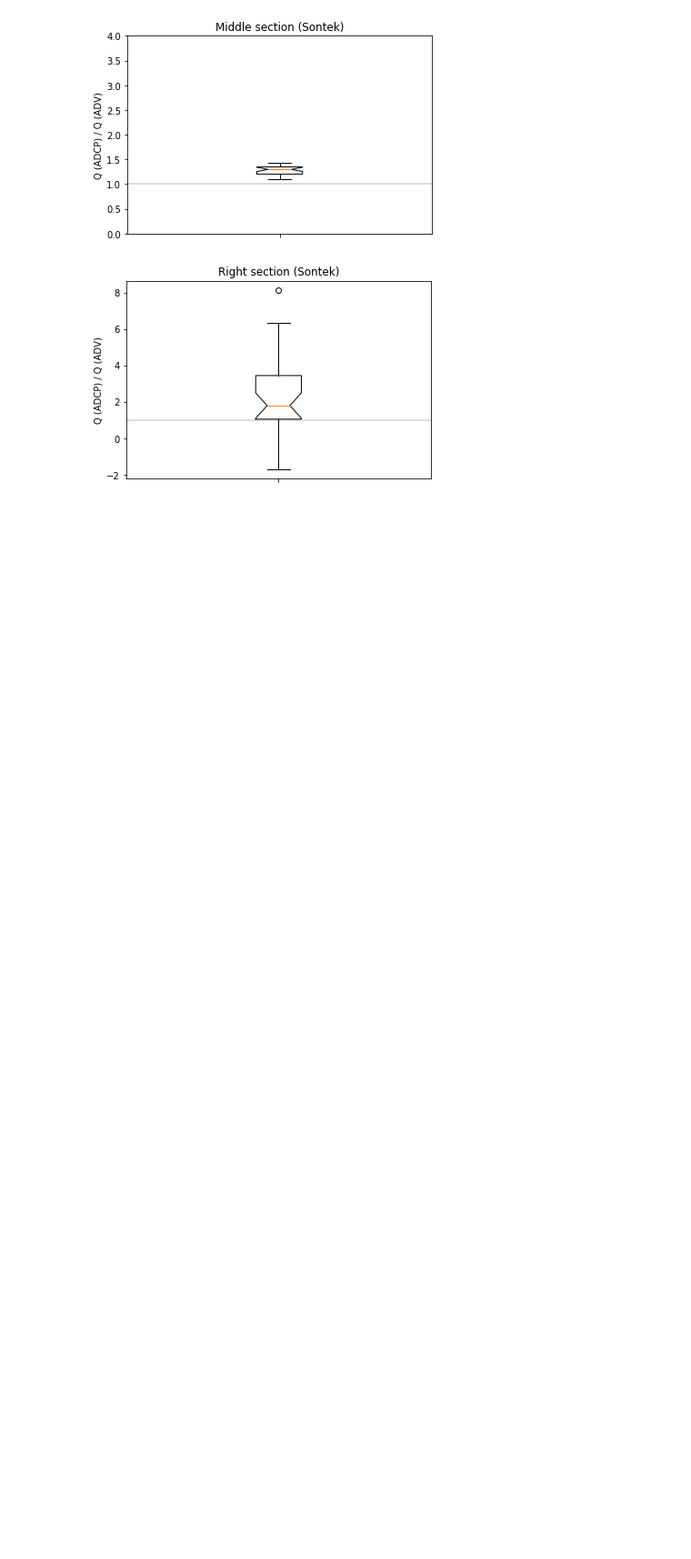
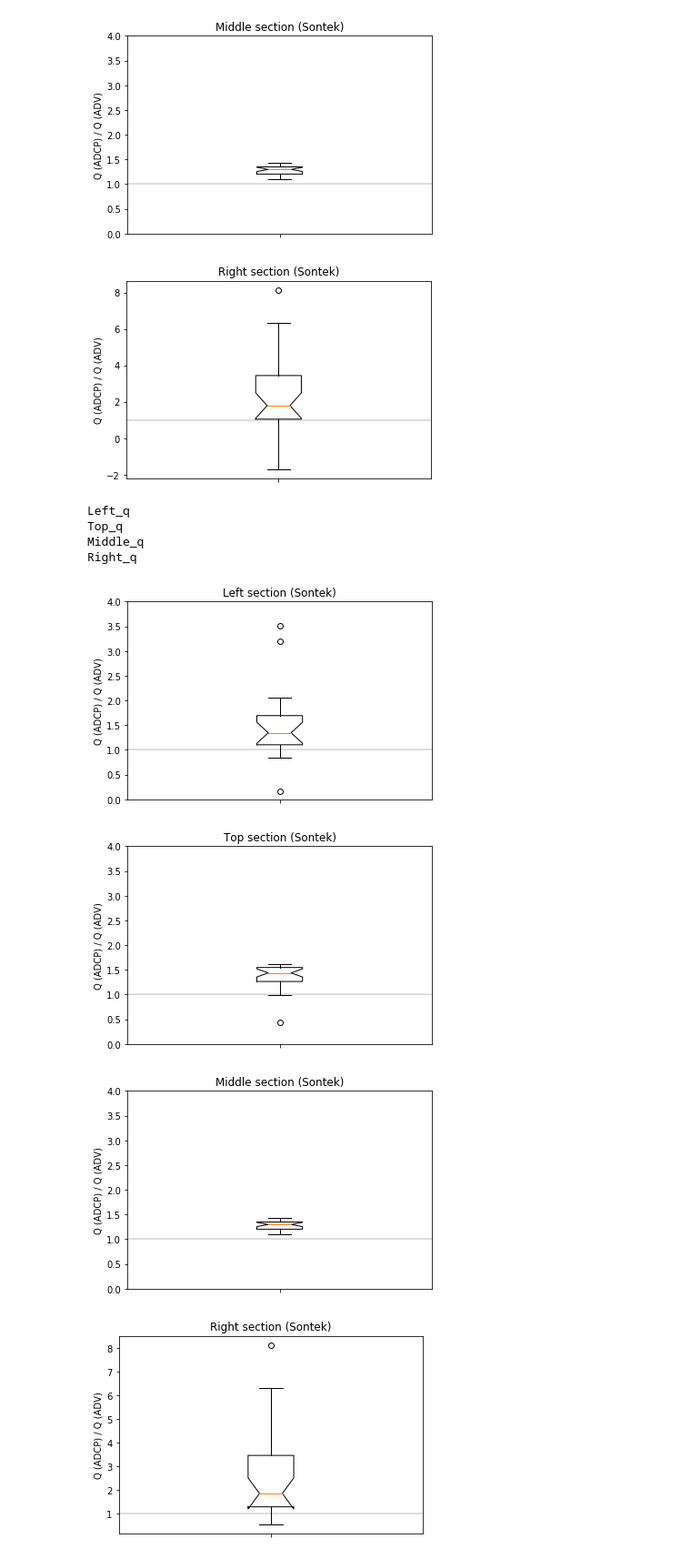
Before and after one commit to SjoerdGn/fieldwork-2019-adcp-adv, a Jupyter notebook: code/reading_sontek.ipynb, the cells around one changed output. Shown at 91% size. Drawn from its saved outputs; the diff is of its cells as text; code cells hidden in the pictures; blank space fills up the shorter version.

```diff
--- a/code/reading_sontek.ipynb
+++ b/code/reading_sontek.ipynb
@@ -40,7 +40,9 @@ save_extra_width = False
 
 save_discharge_figures = False
 
-save_boxplots = True
+save_boxplots = False
+
+save_rmse = True
 
 folder_file_save = "../output_images/{}.png"
 folder_csv_save = "../data/{}.csv"
@@ -748,3 +750,79 @@ for header in adv_q.iloc[:,2:6]:
 [figure]
 [figure]
 [figure]
+# %%
+adv_q_name = '/ADV-{device}-discharge per measurement.csv'.format(device=device)
+loc_adv = basefolder+adv_q_name
+adv_q = pd.read_csv(loc_adv, delimiter = ',')
+
+
+adcp_adv = {}
+adcp_adv['Right_q'] = []
+adcp_adv['Left_q'] = []
+adcp_adv['Top_q'] = []
+adcp_adv['Middle_q'] = []
+
+adcp_adv_rmse = []
+
+headername = {'Left_q': 'Left section',
+                'Top_q': 'Top section',
+                'Middle_q': 'Middle section',
+                'Right_q': 'Right section'}
+
+for header in adv_q.iloc[:,2:6]:
+    SEs = []
+    print(header)
+    for i in range(len(adv_q)):
+        q_from_adv = adv_q[header][i]
+        #print(q_from_adv)
+        day_adv = adv_q['Day'][i]
+        num = int(adv_q['Num'][i]-1)
+        q_from_adcp = every_q[header][day_adv][num]
+
+        #RMSE
+        SE = (q_from_adcp-q_from_adv)**2
+        SEs.append(SE)
+
+        # BOXPLOT
+        measure = q_from_adcp/q_from_adv
+        if measure > 0:
+            adcp_adv[header].append(measure)
+
+    # RMSE
+    MSE = np.mean(SEs)
+    adcp_adv_rmse.append(MSE)
+
+    # BOXPLOT
+    plt.figure()
+    plt.boxplot(adcp_adv[header], 'ro', zorder = 2)
+    titlestring = headername[header] + ' ({device})'.format(device=device)
+    plt.title(titlestring)
+    plt.xticks([1], '')
+    plt.ylabel('Q (ADCP) / Q (ADV)')
+    if header != 'Right_q':
+        plt.ylim(0, 4)
+    plt.axhline(y=1, color = 'lightgrey', zorder = 1)
+    if save_boxplots:
+        plt.savefig(folder_file_save.format('Statistics_'+titlestring), dpi=300)
+
+
+# RMSE
+RMSE = np.array(adcp_adv_rmse)**0.5
+plt.figure(figsize = (8,5))
+plt.bar(list(headername.values()), RMSE)
+plt.ylim(0, 0.6)
+titlermse = 'RMSE of the different sections ({device})'.format(device=device)
+plt.title(titlermse)
+plt.ylabel('RMSE (m^3/s)')
+plt.xlabel('Section')
+if save_rmse:
+    plt.savefig(folder_file_save.format(titlermse), dpi=300)
+# %% [output]
+Left_q
+Top_q
+Middle_q
+Right_q
+[figure, added]
+[figure, added]
+[figure, added]
+[figure, added]
```
Also changed, not shown: parts of 1 cell of this notebook, 11 other files.
